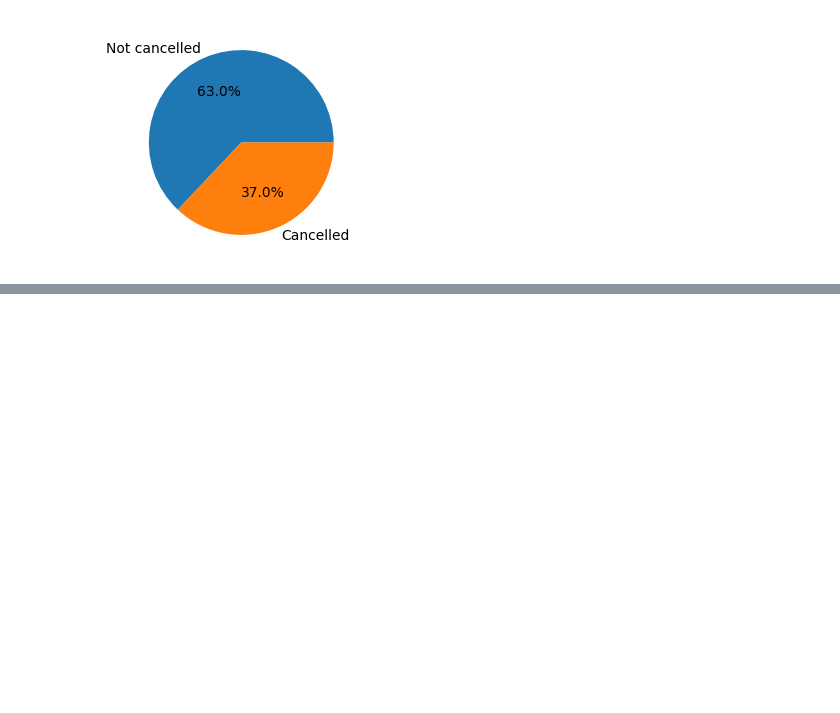
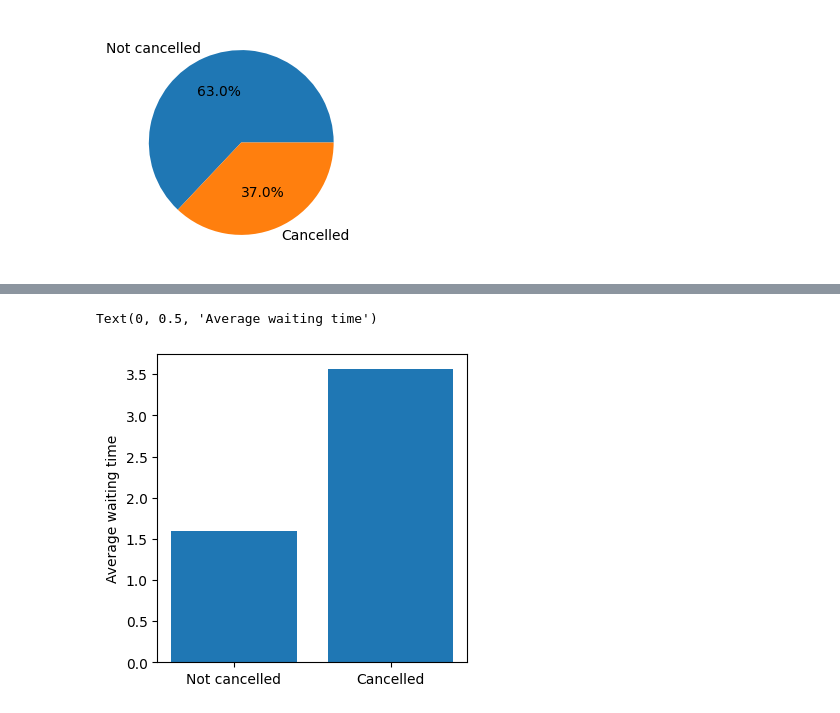
Before and after one commit to aditisadhu/hotel-booking-eda, a Jupyter notebook: Hotel_booking_Project_EDA.ipynb, the cells around one changed output, grey strips where cells are left out. Cells and saved outputs as stored; diff of their text form; code cells hidden in the pictures; blank space fills up the shorter version.

```diff
--- a/Hotel_booking_Project_EDA.ipynb
+++ b/Hotel_booking_Project_EDA.ipynb
@@ -73,0 +131,10 @@ plt.pie(df['is_canceled'].value_counts(), labels=['Not cancelled', 'Cancelled'],
+# %%
+x=[df[ df['is_canceled']==0 ]['days_in_waiting_list'].mean(), df[ df['is_canceled']==1 ]['days_in_waiting_list'].mean()]
+y=["Not cancelled","Cancelled"]
+plt.figure(figsize=(4,4))
+plt.bar(y,x)
+plt.ylabel('Average waiting time')
+# inference: waiting time should be reduced
+# %% [output]
+Text(0, 0.5, 'Average waiting time')
+[figure, added]
```
Also changed, not shown: parts of 29 cells of this notebook.
